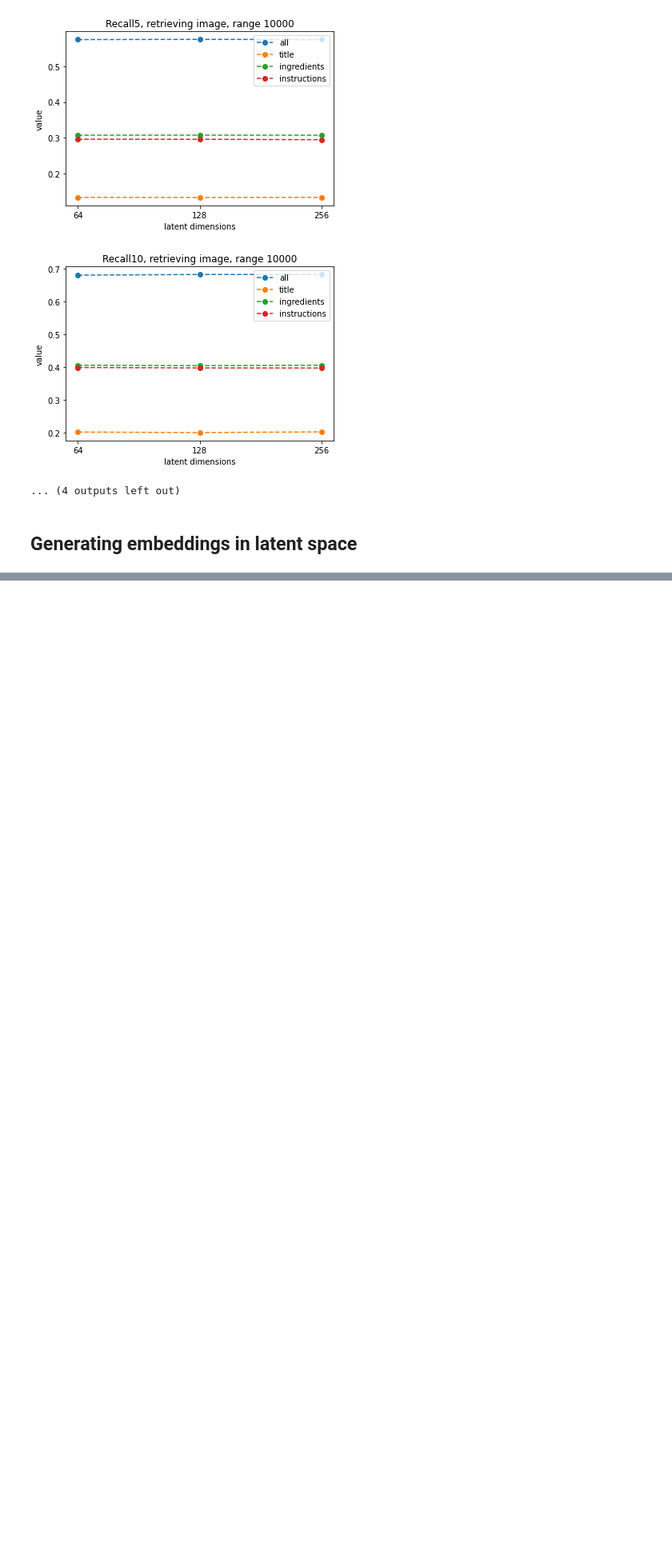
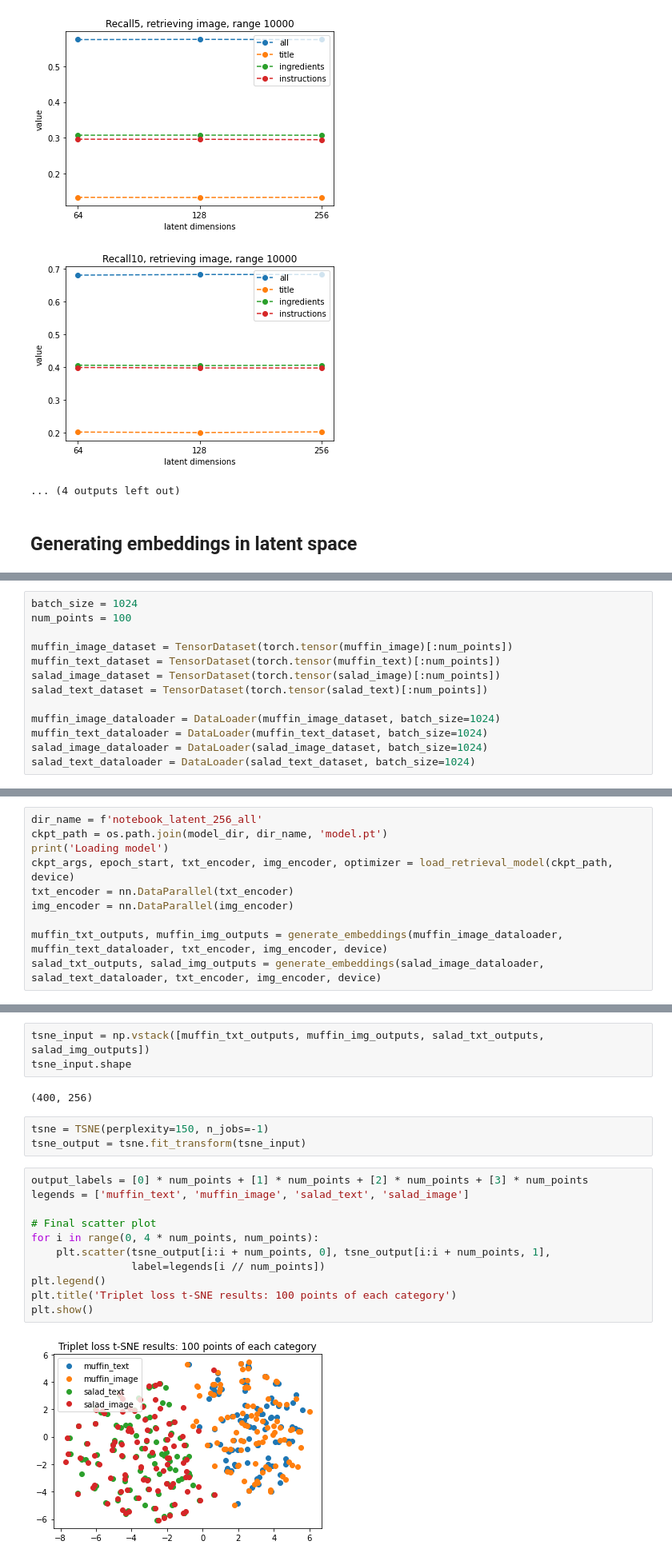
Before and after one commit to Utsav-Patel/Cross-Modal-Representation-Learning, a Jupyter notebook: Classical Multi-View Representation Learning/task2.ipynb, the cells around one changed output, grey strips where cells are left out. Shown at 80% size. Drawn from its saved outputs; the diff is of its cells as text; blank space fills up the shorter version.

Commit message:
Added t-SNE visualization

```diff
--- a/Classical Multi-View Representation Learning/task2.ipynb
+++ b/Classical Multi-View Representation Learning/task2.ipynb
@@ -977,0 +999,13 @@ for retrieved_range in [1000, 10000]:
+# %%
+batch_size = 1024
+num_points = 100
+
+muffin_image_dataset = TensorDataset(torch.tensor(muffin_image)[:num_points])
+muffin_text_dataset = TensorDataset(torch.tensor(muffin_text)[:num_points])
+salad_image_dataset = TensorDataset(torch.tensor(salad_image)[:num_points])
+salad_text_dataset = TensorDataset(torch.tensor(salad_text)[:num_points])
+
+muffin_image_dataloader = DataLoader(muffin_image_dataset, batch_size=1024)
+muffin_text_dataloader = DataLoader(muffin_text_dataset, batch_size=1024)
+salad_image_dataloader = DataLoader(salad_image_dataset, batch_size=1024)
+salad_text_dataloader = DataLoader(salad_text_dataset, batch_size=1024)
@@ -977,0 +1014,10 @@ for retrieved_range in [1000, 10000]:
+# %%
+dir_name = f'notebook_latent_256_all'
+ckpt_path = os.path.join(model_dir, dir_name, 'model.pt')
+print('Loading model')
+ckpt_args, epoch_start, txt_encoder, img_encoder, optimizer = load_retrieval_model(ckpt_path, device)
+txt_encoder = nn.DataParallel(txt_encoder)
+img_encoder = nn.DataParallel(img_encoder)
+
+muffin_txt_outputs, muffin_img_outputs = generate_embeddings(muffin_image_dataloader, muffin_text_dataloader, txt_encoder, img_encoder, device)
+salad_txt_outputs, salad_img_outputs = generate_embeddings(salad_image_dataloader, salad_text_dataloader, txt_encoder, img_encoder, device)
@@ -977,0 +1029,21 @@ for retrieved_range in [1000, 10000]:
+# %%
+tsne_input = np.vstack([muffin_txt_outputs, muffin_img_outputs, salad_txt_outputs, salad_img_outputs])
+tsne_input.shape
+# %% [output]
+(400, 256)
+# %%
+tsne = TSNE(perplexity=150, n_jobs=-1)
+tsne_output = tsne.fit_transform(tsne_input)
+# %%
+output_labels = [0] * num_points + [1] * num_points + [2] * num_points + [3] * num_points
+legends = ['muffin_text', 'muffin_image', 'salad_text', 'salad_image']
+
+# Final scatter plot
+for i in range(0, 4 * num_points, num_points):
+    plt.scatter(tsne_output[i:i + num_points, 0], tsne_output[i:i + num_points, 1],
+                label=legends[i // num_points])
+plt.legend()
+plt.title('Triplet loss t-SNE results: 100 points of each category')
+plt.show()
+# %% [output]
+[figure, added]
```
Also changed, not shown: parts of 20 cells of this notebook.
